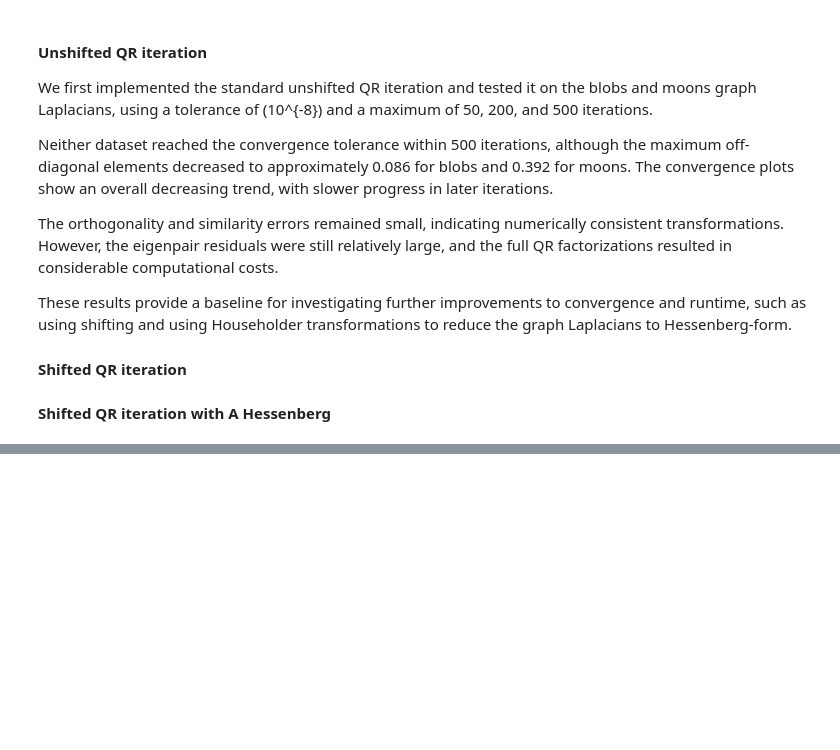
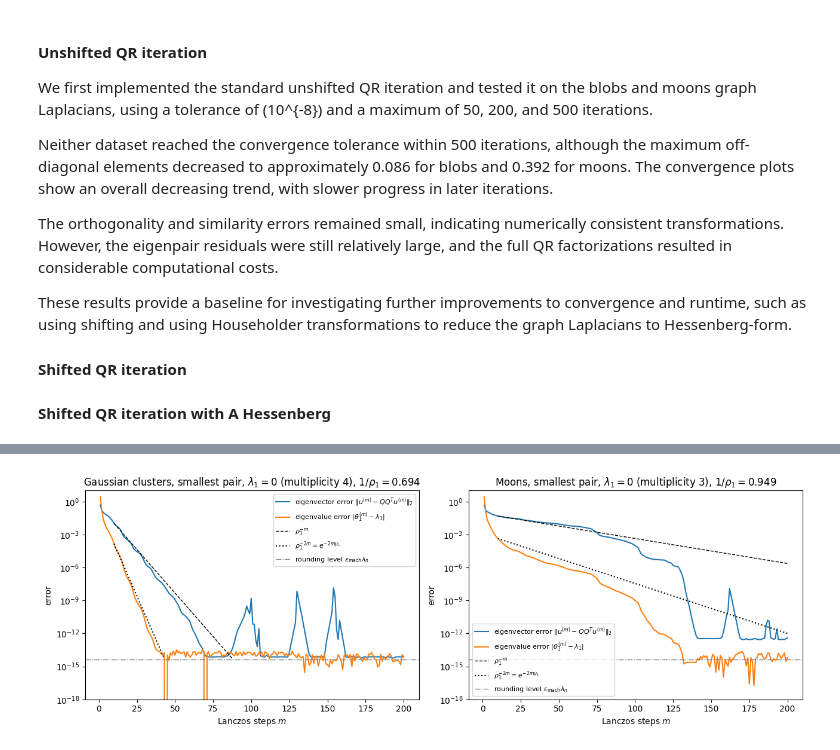
Before and after one commit to theaboge/spectral_clustering, a Jupyter notebook: handin.ipynb, the cells around one changed output, grey strips where cells are left out. Saved outputs shown, nothing was run; the diff lists cells and outputs as text; code cells hidden in the pictures; blank space fills up the shorter version.

```diff
--- a/handin.ipynb
+++ b/handin.ipynb
@@ -1113,0 +1397,28 @@ print()
+# %%
+fig, axes = plt.subplots(1, 2, figsize=(13, 4.5))
+for ax, (h, lambdas, name, m0) in zip(axes, [(hist_blobs, lambdas_blobs, "Gaussian clusters", m0_blobs),
+                                             (hist_moons, lambdas_moons, "Moons", m0_moons)]):
+    tol0 = 1e-10 * lambdas[-1]
+    r = lanczos_rate(lambdas, 0, tol0)
+    ms = h["ms"]
+    vec_err = np.array(h["vec_err"])
+    lam_err = np.abs(column(h, "theta", 0) - lambdas[0])
+    floor = np.finfo(float).eps * lambdas[-1]       # rounding level of the Ritz values
+
+    k0 = 10
+    ax.semilogy(ms, vec_err, lw=1.5, label=r"eigenvector error $\|u^{(m)} - QQ^Tu^{(m)}\|_2$")
+    ax.semilogy(ms, lam_err, lw=1.5, label=r"eigenvalue error $|\theta_1^{(m)} - \lambda_1|$")
+    t1 = vec_err[k0 - 1] * r**(ms[k0 - 1:] - k0)
+    t2 = lam_err[k0 - 1] * r**(2 * (ms[k0 - 1:] - k0))
+    ax.semilogy(ms[k0 - 1:][t1 > floor], t1[t1 > floor], "k--", lw=1, label=r"$\rho_1^{-m}$")
+    ax.semilogy(ms[k0 - 1:][t2 > floor], t2[t2 > floor], "k:", lw=1.5, label=r"$\rho_1^{-2m} = e^{-2m\mu_1}$")
+    ax.axhline(floor, color="grey", lw=1, ls="-.", label=r"rounding level $\varepsilon_{\mathrm{mach}} \lambda_n$")
+    ax.set_xlabel("Lanczos steps $m$")
+    ax.set_ylabel("error")
+    ax.set_title(fr"{name}, smallest pair, $\lambda_1 = 0$ (multiplicity {m0}), $1/\rho_1 = {r:.3f}$")
+    ax.set_ylim(1e-18, 1e1)
+    ax.legend(fontsize=8)
+fig.tight_layout()
+plt.show()
+# %% [output]
+[figure, added]
```
Also changed, not shown: parts of 17 cells of this notebook, 1 other file.
